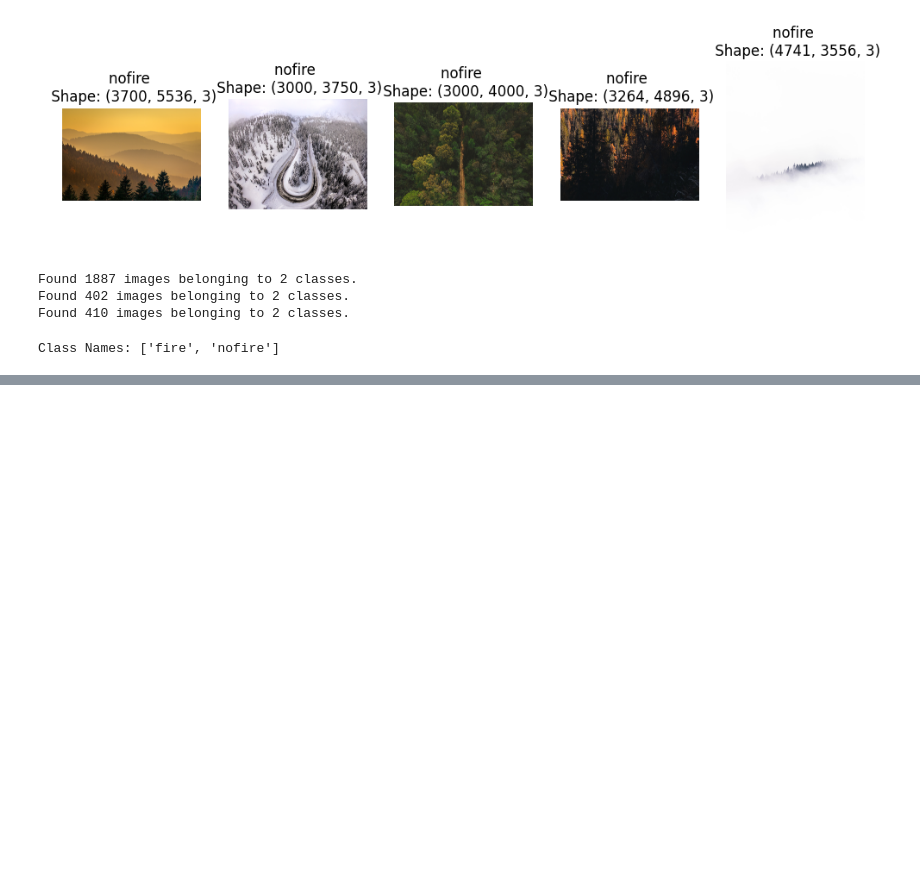
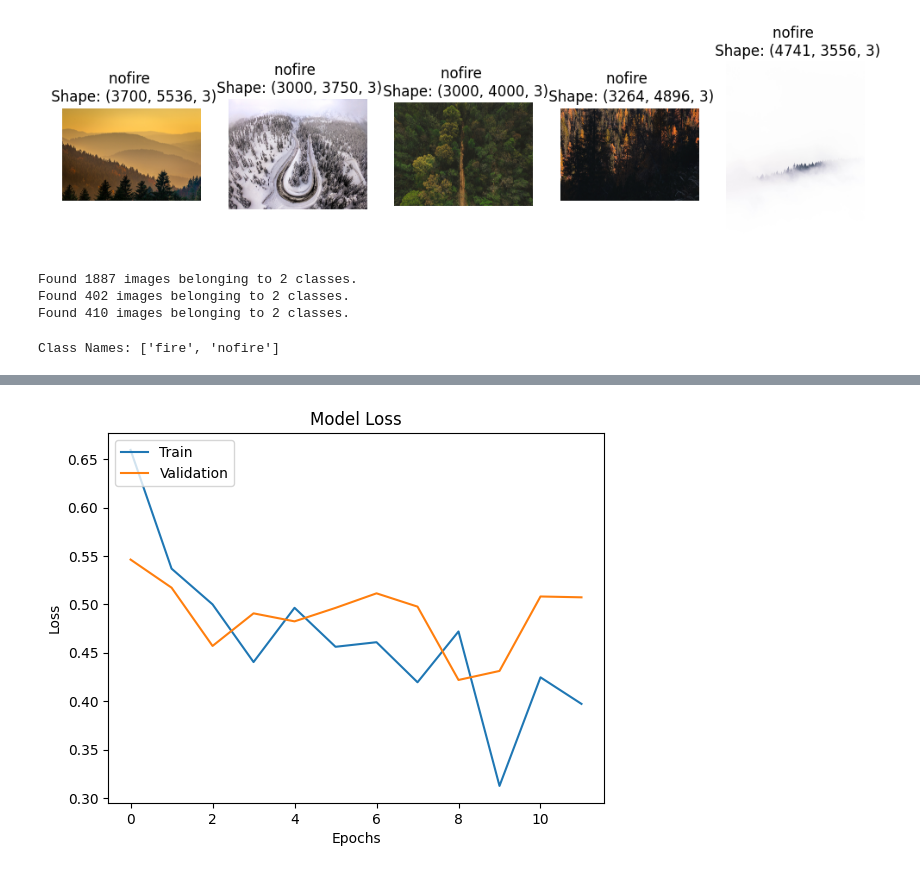
Before and after one commit to KirthikReshan/Forest-fire-detection-using-DeepLearning, a Jupyter notebook: Forest_fire_detection_using_DeepLearning.ipynb, the cells around one changed output, grey strips where cells are left out. Cells and saved outputs as stored; diff of their text form; code cells hidden in the pictures; blank space fills up the shorter version.

```diff
--- a/Forest_fire_detection_using_DeepLearning.ipynb
+++ b/Forest_fire_detection_using_DeepLearning.ipynb
@@ -138,3 +138,6 @@ model = Sequential([
     Dense(1, activation='sigmoid')
 ]
 )
+# %%
+model.compile(optimizer='adam',loss='binary_crossentropy',metrics=['accuracy'])
+model.summary()
@@ -140,0 +166,8 @@ model = Sequential([
+# %%
+history = model.fit(
+    train_generator,
+    steps_per_epoch = train_generator.samples // batch_size,
+    epochs = 12,
+    validation_data = val_generator,
+    validation_steps = val_generator.samples // batch_size
+)
@@ -140,0 +206,10 @@ model = Sequential([
+# %%
+plt.plot(history.history['loss'])
+plt.plot(history.history['val_loss'])
+plt.title('Model Loss')
+plt.ylabel('Loss')
+plt.xlabel('Epochs')
+plt.legend(['Train', 'Validation'], loc='upper left')
+plt.show()
+# %% [output]
+[figure, added]
```
Also changed, not shown: parts of 7 cells of this notebook.
